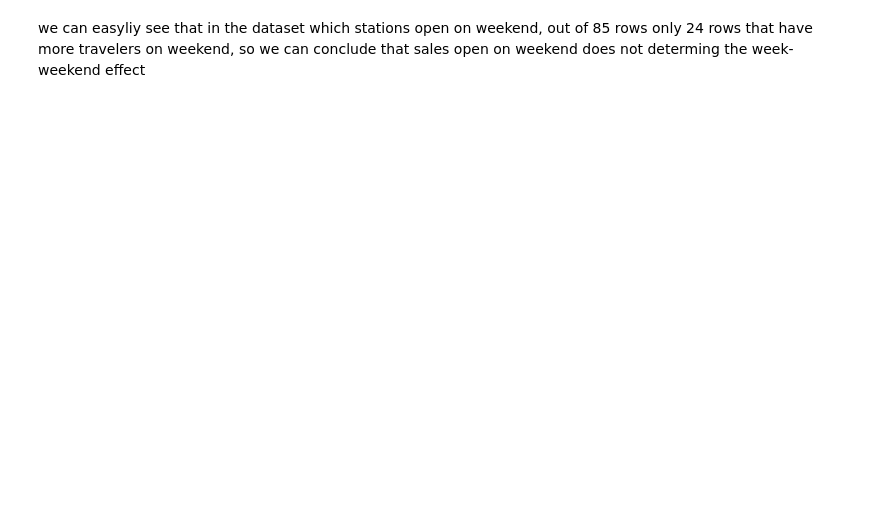
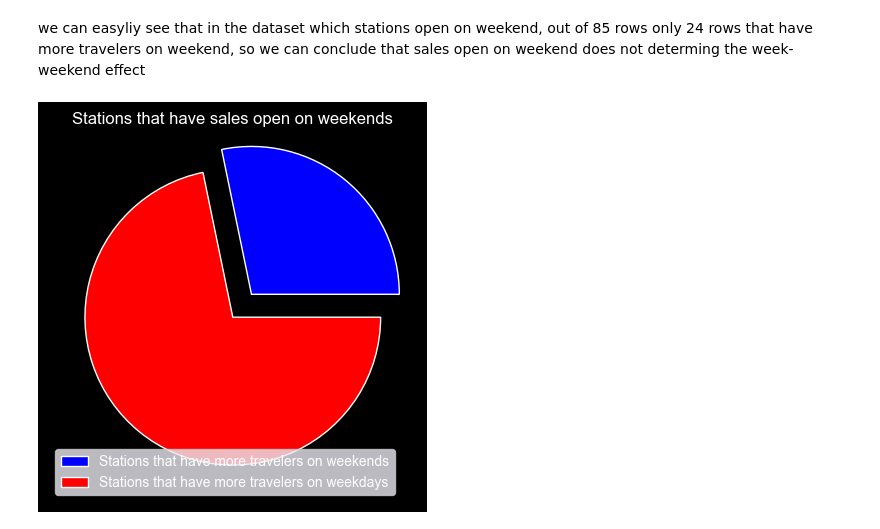
Before and after one commit to Seoyangsam/ACRM, a Jupyter notebook: src/Q21.ipynb, the cells around one changed output. Drawn from its saved outputs; the diff is of its cells as text; code cells hidden in the pictures; blank space fills up the shorter version.

```diff
--- a/src/Q21.ipynb
+++ b/src/Q21.ipynb
@@ -122,13 +316,15 @@ print(ratio)
 we can easyliy see that in the dataset which stations open on weekend, out of 85 rows only 24 rows that have more travelers on weekend, so we can conclude that sales open on weekend does not determing the week-weekend effect
 # %%
 y = np.array([24, 61])
-mylabels = ["stations have more travelers on weekends", "stations have more travelers on weekdays"]
+mylabels = ["Stations that have more travelers on weekends", "Stations that have more travelers on weekdays"]
 myexplode = [0.2, 0]
 mycolors = ["blue", "red"]
 fig = plt.figure()
 fig.patch.set_facecolor('black')
 plt.rcParams['text.color'] = 'white'
 plt.pie(y, explode = myexplode, colors = mycolors)
 plt.legend(labels = mylabels)
-plt.title("stations have sales open on weekends")
+plt.title("Stations that have sales open on weekends")
 plt.show()
+# %% [output]
+[figure, added]
```
Also changed, not shown: parts of 22 cells of this notebook, 26 other files.
